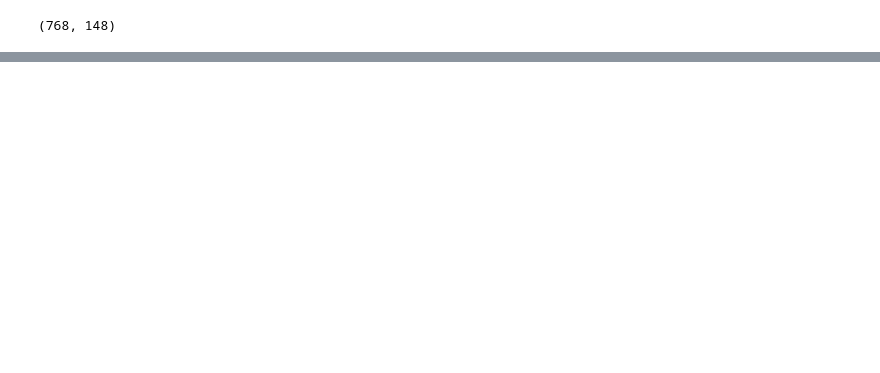
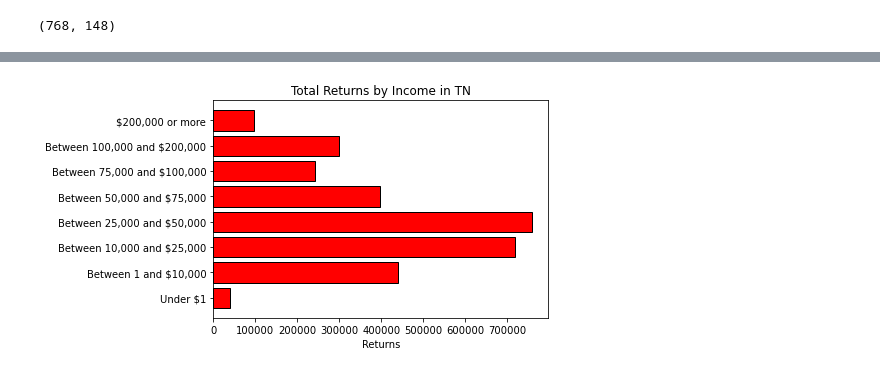
Before and after one commit to jaimeljensen/data-science-essentials-3, a Jupyter notebook: notebooks/tn_med_helper_exploratory.ipynb, the cells around one changed output, grey strips where cells are left out. Cells and saved outputs as stored; diff of their text form; code cells hidden in the pictures; blank space fills up the shorter version.

```diff
--- a/notebooks/tn_med_helper_exploratory.ipynb
+++ b/notebooks/tn_med_helper_exploratory.ipynb
@@ -239,0 +328,6 @@ Fin.
+# %%
+income_dict = {'1':'Under $1', '2':'Between 1 and $10,000', '3':'Between 10,000 and $25,000', '4':'Between 25,000 and $50,000', '5':'Between 50,000 and $75,000', '6':'Between 75,000 and $100,000', '7':'Between 100,000 and $200,000', '8':'$200,000 or more'}
+# %%
+TN_income_edit['income_bucket'] = TN_income_edit['income_bucket'].astype(str)
+TN_income_edit['income_bucket'] = TN_income_edit['income_bucket'].replace(income_dict)
+TN_income_edit.head()
@@ -239,0 +386,3 @@ Fin.
+# %%
+TN_income_total = TN_income_edit.loc[TN_income_edit['county'] == 'Tennessee']
+TN_income_total.head()
@@ -239,0 +396,7 @@ Fin.
+# %%
+import matplotlib.pyplot as plt
+plt.barh('income_bucket', 'return_count', data=TN_income_total, color = 'red', edgecolor = 'black')
+plt.xlabel('Returns')
+plt.title('Total Returns by Income in TN');
+# %% [output]
+[figure, added]
```
Also changed, not shown: parts of 37 cells of this notebook.
